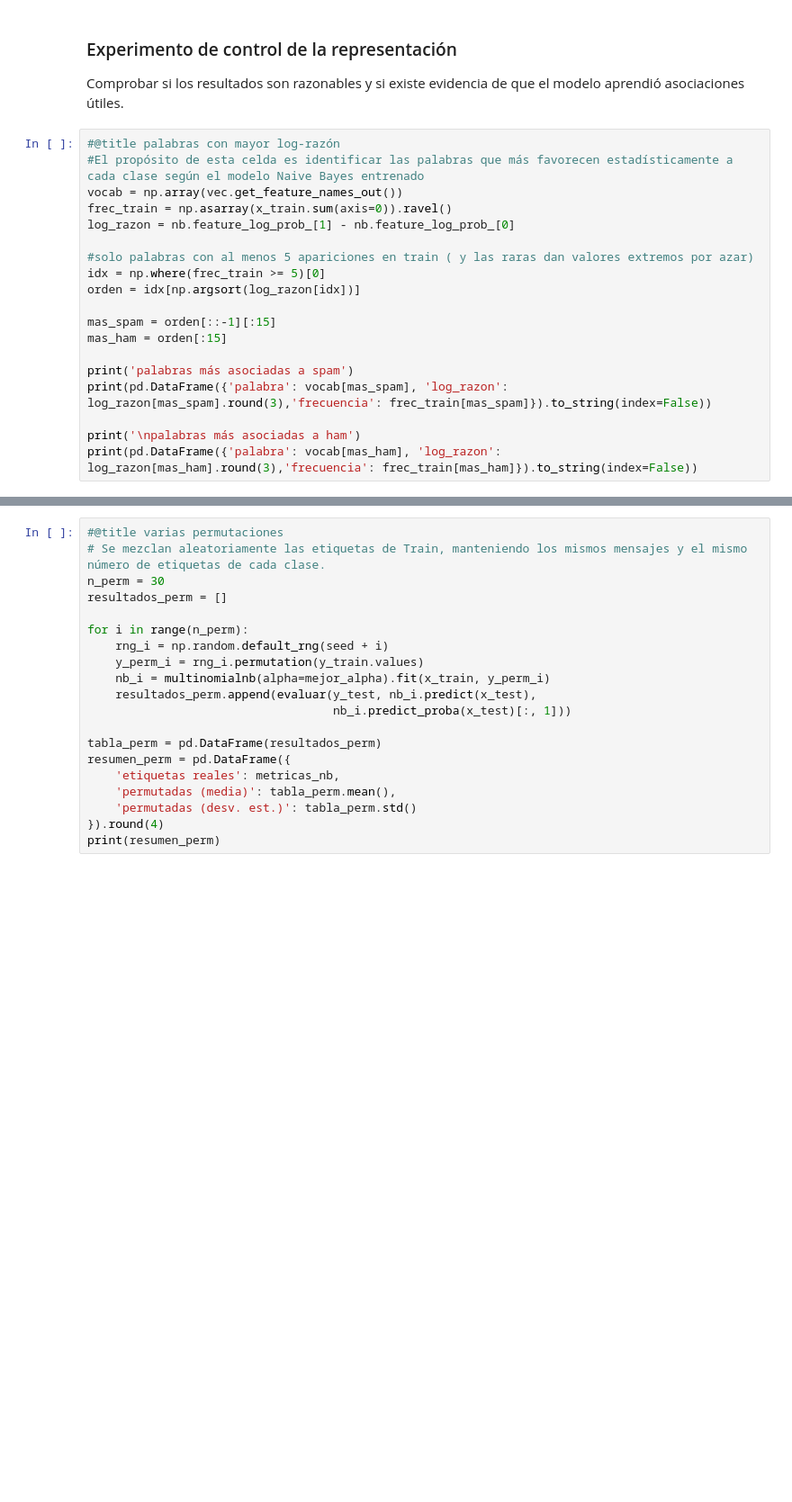
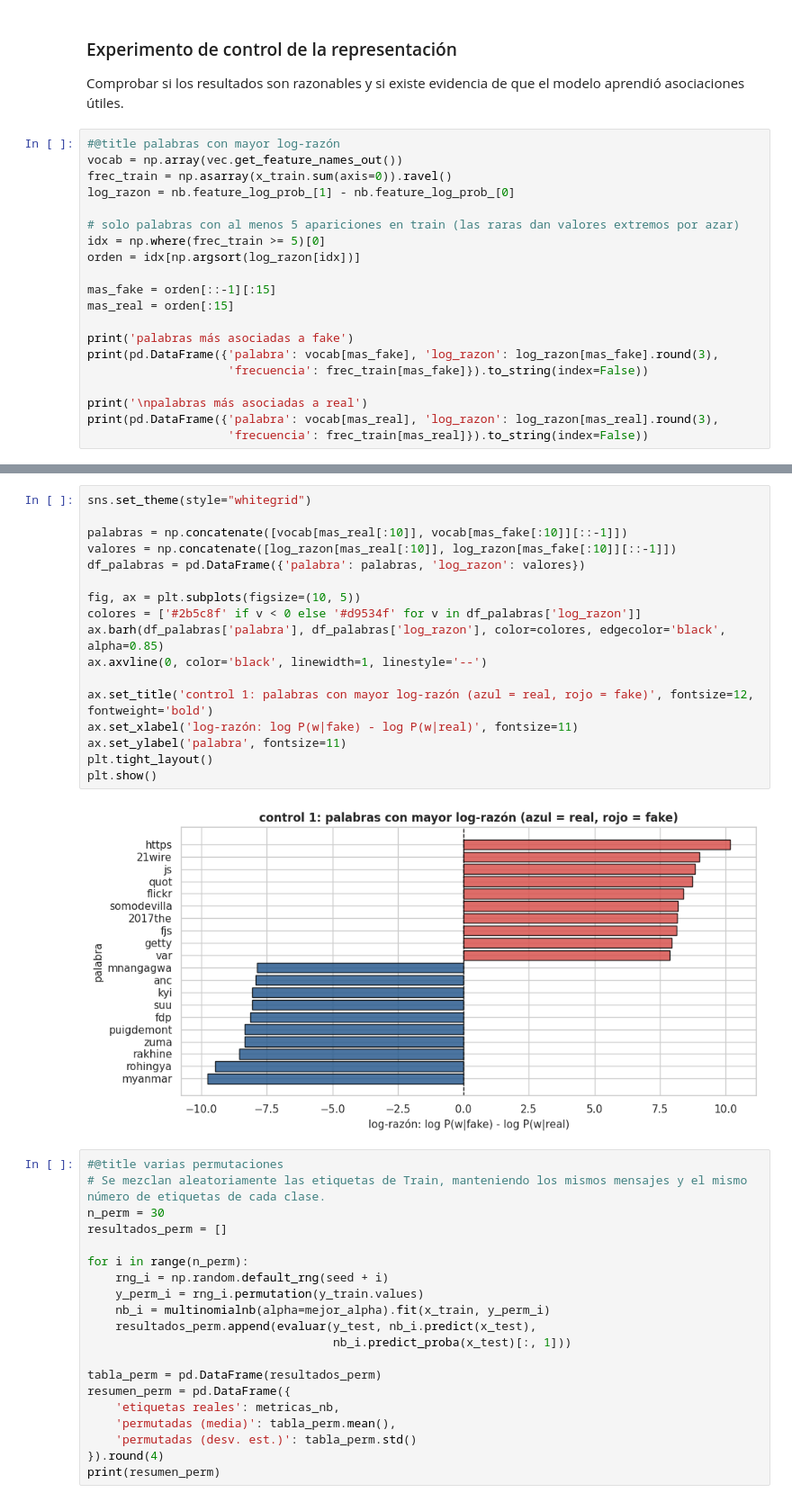
Before and after one commit to kao05/SpamAnalysis-TextMining, a Jupyter notebook: Project_FakeNews.ipynb, the cells around one changed output, grey strips where cells are left out. Shown at 90% size. Drawn from its saved outputs; the diff is of its cells as text; blank space fills up the shorter version.

Commit message:
ultimas dos celdas en "comparar modelos"

```diff
--- a/Project_FakeNews.ipynb
+++ b/Project_FakeNews.ipynb
@@ -928,21 +967,22 @@ max |dif| en log P(w|c): 0.0
 Comprobar si los resultados son razonables y si existe evidencia de que el modelo aprendió asociaciones útiles.
 # %%
 #@title palabras con mayor log-razón
-#El propósito de esta celda es identificar las palabras que más favorecen estadísticamente a cada clase según el modelo Naive Bayes entrenado
 vocab = np.array(vec.get_feature_names_out())
 frec_train = np.asarray(x_train.sum(axis=0)).ravel()
 log_razon = nb.feature_log_prob_[1] - nb.feature_log_prob_[0]
 
-#solo palabras con al menos 5 apariciones en train ( y las raras dan valores extremos por azar)
+# solo palabras con al menos 5 apariciones en train (las raras dan valores extremos por azar)
 idx = np.where(frec_train >= 5)[0]
 orden = idx[np.argsort(log_razon[idx])]
 
-mas_spam = orden[::-1][:15]
-mas_ham = orden[:15]
+mas_fake = orden[::-1][:15]
+mas_real = orden[:15]
 
-print('palabras más asociadas a spam')
-print(pd.DataFrame({'palabra': vocab[mas_spam], 'log_razon': log_razon[mas_spam].round(3),'frecuencia': frec_train[mas_spam]}).to_string(index=False))
+print('palabras más asociadas a fake')
+print(pd.DataFrame({'palabra': vocab[mas_fake], 'log_razon': log_razon[mas_fake].round(3),
+                    'frecuencia': frec_train[mas_fake]}).to_string(index=False))
 
-print('\npalabras más asociadas a ham')
-print(pd.DataFrame({'palabra': vocab[mas_ham], 'log_razon': log_razon[mas_ham].round(3),'frecuencia': frec_train[mas_ham]}).to_string(index=False))
+print('\npalabras más asociadas a real')
+print(pd.DataFrame({'palabra': vocab[mas_real], 'log_razon': log_razon[mas_real].round(3),
+                    'frecuencia': frec_train[mas_real]}).to_string(index=False))
 # %% [output]
@@ -1002,3 +1006,22 @@ plt.show()
+# %%
+sns.set_theme(style="whitegrid")
+
+palabras = np.concatenate([vocab[mas_real[:10]], vocab[mas_fake[:10]][::-1]])
+valores = np.concatenate([log_razon[mas_real[:10]], log_razon[mas_fake[:10]][::-1]])
+df_palabras = pd.DataFrame({'palabra': palabras, 'log_razon': valores})
+
+fig, ax = plt.subplots(figsize=(10, 5))
+colores = ['#2b5c8f' if v < 0 else '#d9534f' for v in df_palabras['log_razon']]
+ax.barh(df_palabras['palabra'], df_palabras['log_razon'], color=colores, edgecolor='black', alpha=0.85)
+ax.axvline(0, color='black', linewidth=1, linestyle='--')
+
+ax.set_title('control 1: palabras con mayor log-razón (azul = real, rojo = fake)', fontsize=12, fontweight='bold')
+ax.set_xlabel('log-razón: log P(w|fake) - log P(w|real)', fontsize=11)
+ax.set_ylabel('palabra', fontsize=11)
+plt.tight_layout()
+plt.show()
+# %% [output]
+[figure, added]
 # %%
 #@title varias permutaciones
 # Se mezclan aleatoriamente las etiquetas de Train, manteniendo los mismos mensajes y el mismo número de etiquetas de cada clase.
```
Also changed, not shown: parts of 15 cells of this notebook.
